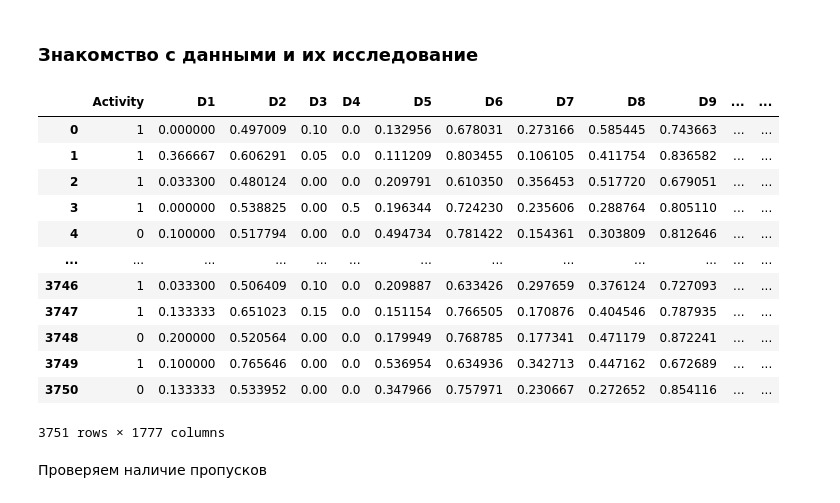
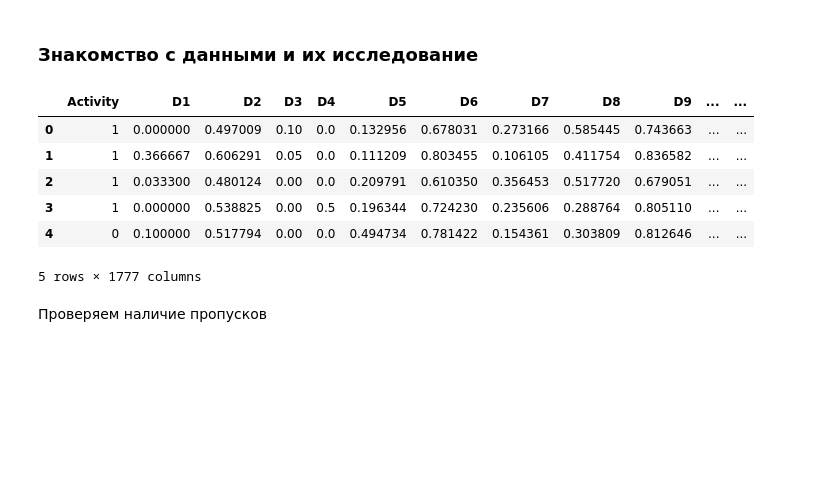
Before and after one commit to Chepell/SF_DS_Pro, a Jupyter notebook: ML-7/Practice.ipynb, the cells around one changed output. Cells and saved outputs as stored; diff of their text form; code cells hidden in the pictures; blank space fills up the shorter version.

```diff
--- a/ML-7/Practice.ipynb
+++ b/ML-7/Practice.ipynb
@@ -43,21 +39,15 @@ from sklearn.model_selection import RandomizedSearchCV
 ### Знакомство с данными и их исследование
 # %%
 data = pd.read_csv('data/_train_sem09__1_.zip')
-data
+data.head()
 # %% [output]
 |  | Activity | D1 | D2 | D3 | D4 | D5 | D6 | D7 | D8 | D9 | ... | ... |
 | 0 | 1 | 0.000000 | 0.497009 | 0.10 | 0.0 | 0.132956 | 0.678031 | 0.273166 | 0.585445 | 0.743663 | ... | ... |
 | 1 | 1 | 0.366667 | 0.606291 | 0.05 | 0.0 | 0.111209 | 0.803455 | 0.106105 | 0.411754 | 0.836582 | ... | ... |
 | 2 | 1 | 0.033300 | 0.480124 | 0.00 | 0.0 | 0.209791 | 0.610350 | 0.356453 | 0.517720 | 0.679051 | ... | ... |
 | 3 | 1 | 0.000000 | 0.538825 | 0.00 | 0.5 | 0.196344 | 0.724230 | 0.235606 | 0.288764 | 0.805110 | ... | ... |
 | 4 | 0 | 0.100000 | 0.517794 | 0.00 | 0.0 | 0.494734 | 0.781422 | 0.154361 | 0.303809 | 0.812646 | ... | ... |
-| ... | ... | ... | ... | ... | ... | ... | ... | ... | ... | ... | ... | ... |
-| 3746 | 1 | 0.033300 | 0.506409 | 0.10 | 0.0 | 0.209887 | 0.633426 | 0.297659 | 0.376124 | 0.727093 | ... | ... |
-| 3747 | 1 | 0.133333 | 0.651023 | 0.15 | 0.0 | 0.151154 | 0.766505 | 0.170876 | 0.404546 | 0.787935 | ... | ... |
-| 3748 | 0 | 0.200000 | 0.520564 | 0.00 | 0.0 | 0.179949 | 0.768785 | 0.177341 | 0.471179 | 0.872241 | ... | ... |
-| 3749 | 1 | 0.100000 | 0.765646 | 0.00 | 0.0 | 0.536954 | 0.634936 | 0.342713 | 0.447162 | 0.672689 | ... | ... |
-| 3750 | 0 | 0.133333 | 0.533952 | 0.00 | 0.0 | 0.347966 | 0.757971 | 0.230667 | 0.272652 | 0.854116 | ... | ... |
-3751 rows × 1777 columns
+5 rows × 1777 columns
 # %%
 TARGET_FEATURE = 'Activity'
 # %% [markdown]
```
Also changed, not shown: parts of 57 cells of this notebook, 1 other file.
